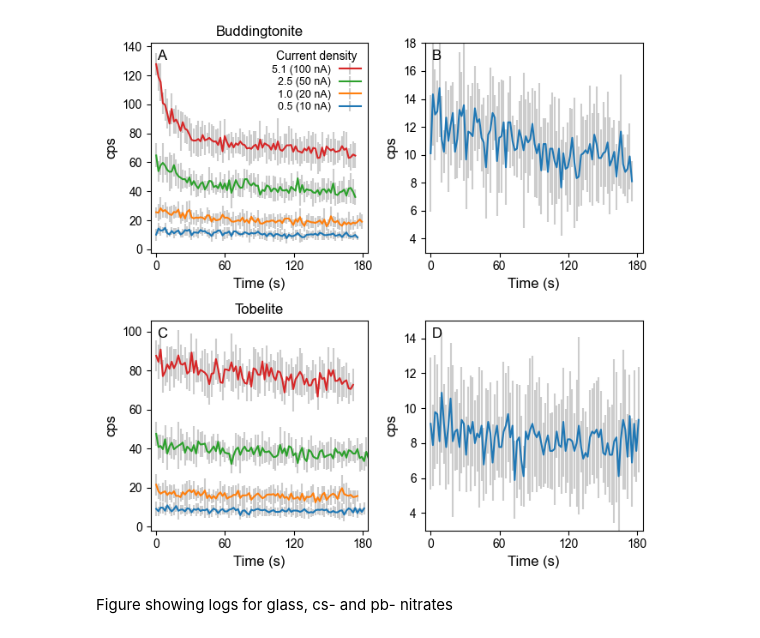
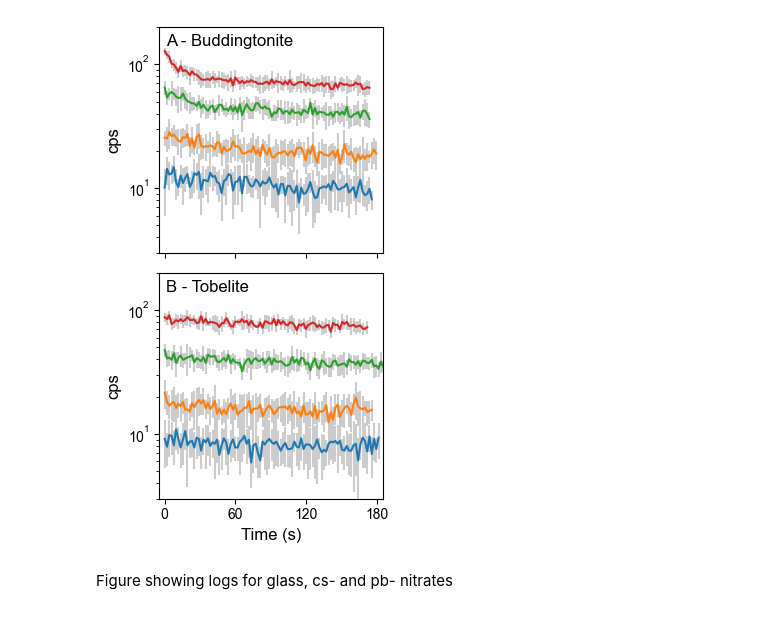
Before and after one commit to eleanor-m/n_epma_analysis, a Jupyter notebook: notebooks/10_count_logs.ipynb, the cells around one changed output. Drawn from its saved outputs; the diff is of its cells as text; code cells hidden in the pictures.

```diff
--- a/notebooks/10_count_logs.ipynb
+++ b/notebooks/10_count_logs.ipynb
@@ -112,42 +121,60 @@ def plot_log_sets(Ncounts, sampleName, current_density, beaminfo, ax, legend=Tru
 # %%
-fig, axs = plt.subplots(nrows=2, ncols=2, figsize=(17*0.39, 17*0.39))
+fig, axs = plt.subplots(nrows=2, ncols=1, figsize=(8*0.39, 14*0.39), sharex=True)
 axs = axs.ravel()
 
 beaminfo, mydata, current_density = load_logs(subfolderName=Path('../data/raw/countlogs_Edi/budd_logs'), fileExtension='txt')
 Ncounts = mean_logs(mydata)
-plot_log_sets(Ncounts, 'Buddingtonite', current_density, beaminfo, axs[0])
-
-axs[1].errorbar(x=Ncounts[0]['time'], y=Ncounts[0]['mean'],
-                     yerr=Ncounts[0]['stdev'],
-                     ecolor=[0.8,0.8,0.8],
-                     )
+plot_log_sets(Ncounts, 'Buddingtonite', current_density, beaminfo, axs[0], legend=False)
 
 beaminfo, mydata, current_density = load_logs(subfolderName=Path('../data/raw/countlogs_Edi/tobe_logs'), fileExtension='txt')
 Ncounts = mean_logs(mydata)
-plot_log_sets(Ncounts, 'Tobelite', current_density, beaminfo, axs[2], legend=False)
-
-axs[3].errorbar(x=Ncounts[0]['time'], y=Ncounts[0]['mean'],
-                     yerr=Ncounts[0]['stdev'],
-                     ecolor=[0.8,0.8,0.8],
-                     )
+plot_log_sets(Ncounts, 'Tobelite', current_density, beaminfo, axs[1], legend=False)
 
 for ax in axs:
     ax.set_xlim(-5,185)
     ax.set_xticks(np.arange(0, 240, 60))
     ax.set_ylabel('cps', fontsize=12)
-    ax.set_xlabel('Time (s)', fontsize=12)
+    # ax.set_xlabel('Time (s)', fontsize=12)
 
-alphalabel = 'ABCDEFGHIJ'
-for i in range(4):
-    axs[i].text(0.03, 0.97, alphalabel[i], ha='left', va='top', transform=axs[i].transAxes, fontsize=12)
+# alphalabel = 'ABCDEFGHIJ'
+subplot_labels = ['A - Buddingtonite', 'B - Tobelite']
 
-axs[1].set_ylim(3,18)
-axs[3].set_ylim(3,15)
+for i in range(2):
+    axs[i].text(0.03, 0.97, subplot_labels[i], ha='left', va='top', transform=axs[i].transAxes, fontsize=12)
+
+axs[0].set_ylim(3,200)
+axs[1].set_ylim(3,200)
+
+axs[0].set_yscale("log")
+axs[0].set_xlabel(None)
+
+axs[1].set_yscale("log")
+axs[1].set_xlabel('Time (s)', fontsize=12)
 
 plt.tight_layout()
+
+# plt.legend(fontsize=8)
+
+# handles, labels = axs[1].get_legend_handles_labels()
+
+# axs[1].legend(handles[::-1], labels[::-1],
+#             title='Current density'
+#             , fontsize=9
+#             , loc='upper right'
+#             # , ncols=2
+#             , bbox_to_anchor=(1,1.25)
+#         #   , frameon=False
+#             , markerfirst=False
+#             , borderpad=0.4
+#             , labelspacing=0.4
+#             , columnspacing=1
+#             , handletextpad=0.4
+#             , framealpha=1
+#             )
+
 plt.savefig('../figures/fig_countlogs_budd_tobe.pdf')
 # %% [output]
-[figure, old version]
+[figure, new version]
 # %% [markdown]
 Figure showing logs for glass, cs- and pb- nitrates
 # %%
```
Also changed, not shown: parts of 1 cell of this notebook, 1 other file.
